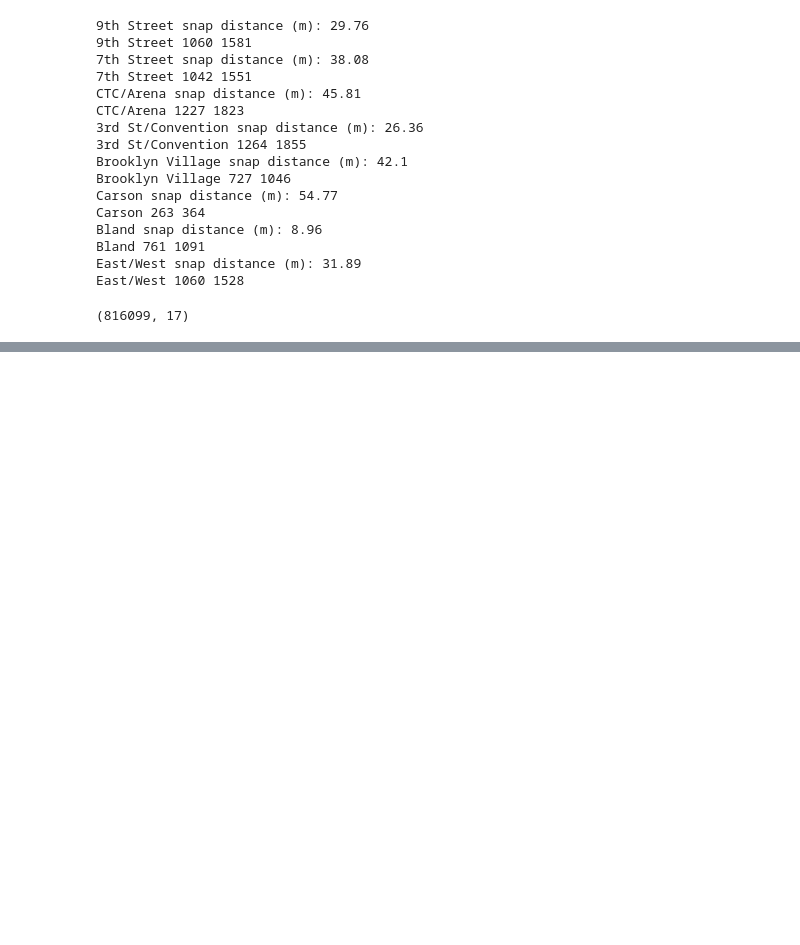
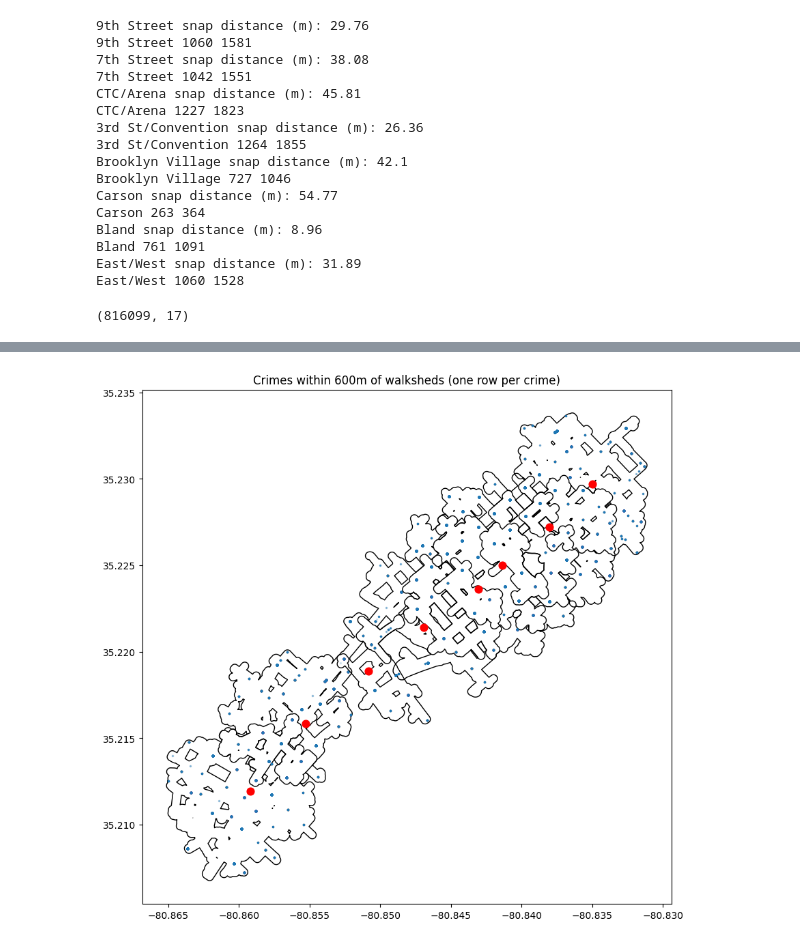
Before and after one commit to alundy98/Charlotte-Transit-Safety-Project, a Jupyter notebook: station_radius.ipynb, the cells around one changed output, grey strips where cells are left out. Drawn from its saved outputs; the diff is of its cells as text; code cells hidden in the pictures; blank space fills up the shorter version.

```diff
--- a/station_radius.ipynb
+++ b/station_radius.ipynb
@@ -155,0 +153,18 @@ crime_filtered.to_csv("data\\crime_within_station_walksheds.csv", index=False)
+# %%
+# sort so the first station per crime is the nearest one
+walkshed_join_m = walkshed_join_m.sort_values(["_crime_row_id", "station_dist_m"]).copy()
+
+def agg_station_info(group):
+    station_names = group["name"].tolist()
+    return pd.Series({
+        "nearest_station": station_names[0] if len(station_names) > 0 else None,
+        "station_list": station_names
+    })
+
+station_info = (
+    walkshed_join_m.groupby("_crime_row_id", as_index=False)
+    .apply(agg_station_info)
+    .reset_index(drop=True)
+)
+
+station_info.head()
@@ -155,0 +178,13 @@ crime_filtered.to_csv("data\\crime_within_station_walksheds.csv", index=False)
+# %%
+# merge aggregated station info back to original crimes
+crime_filtered = crime_gdf.merge(
+    station_info,
+    on="_crime_row_id",
+    how="inner"
+)
+
+# clean up helper columns if desired
+crime_filtered = crime_filtered.drop(columns=["_crime_row_id"], errors="ignore")
+
+print(crime_filtered.shape)
+print(crime_filtered["nearest_station"].value_counts(dropna=False).head())
@@ -155,0 +200,14 @@ crime_filtered.to_csv("data\\crime_within_station_walksheds.csv", index=False)
+# %%
+# optional plot check
+crime_4326 = crime_filtered.to_crs("EPSG:4326")
+
+fig, ax = plt.subplots(figsize=(10,10))
+
+stations_walkshed_4326.plot(ax=ax, facecolor="none", edgecolor="black", linewidth=1, zorder=1)
+crime_4326.plot(ax=ax, markersize=2, alpha=0.15, zorder=2)
+stations_4326.plot(ax=ax, markersize=60, color="red", zorder=3)
+
+ax.set_title("Crimes within 600m of walksheds (one row per crime)")
+plt.show()
+# %% [output]
+[figure, added]
```
Also changed, not shown: parts of 8 cells of this notebook, 19 other files.
